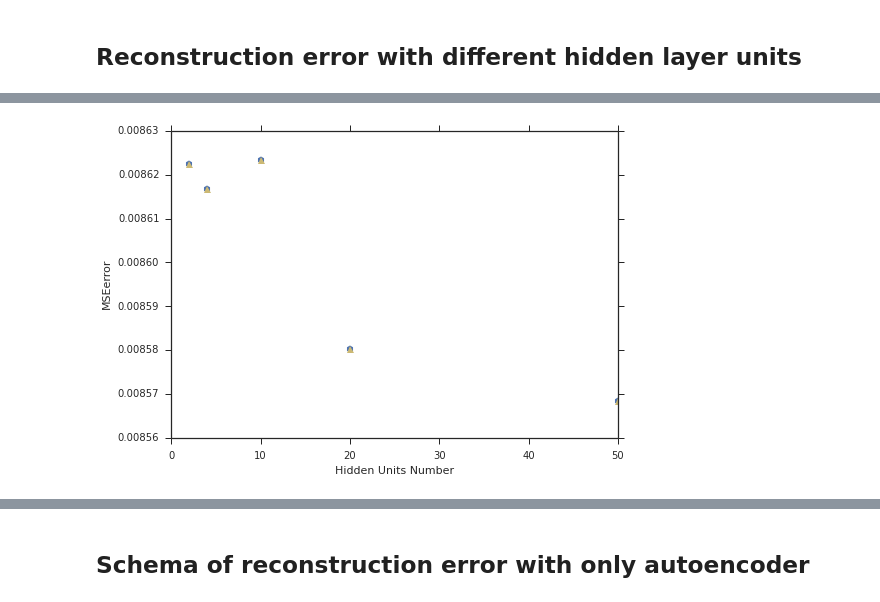
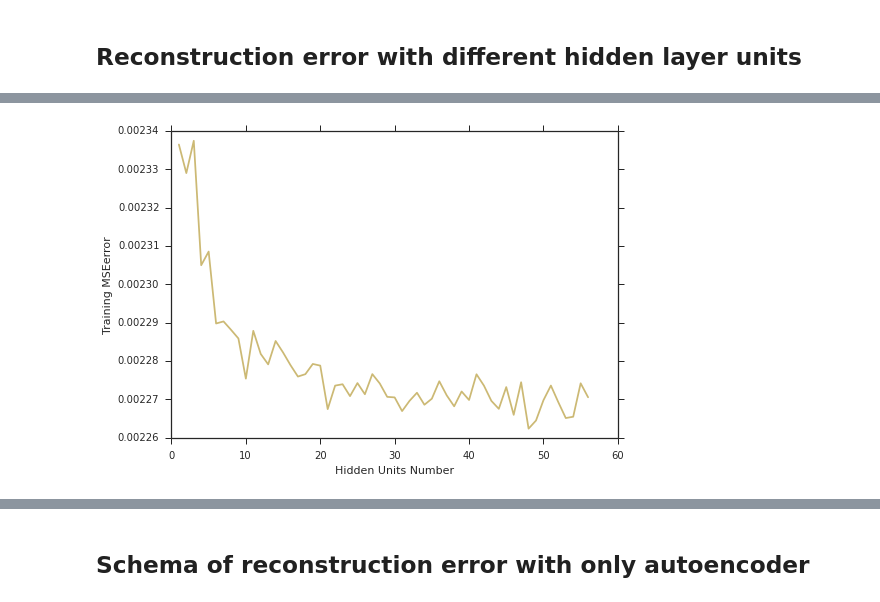
Before and after one commit to fengsy868/Dann-EEG, a Jupyter notebook: Ploting.ipynb, the cells around one changed output, grey strips where cells are left out. Drawn from its saved outputs; the diff is of its cells as text; code cells hidden in the pictures.

```diff
--- a/Ploting.ipynb
+++ b/Ploting.ipynb
@@ -13,10 +21,10 @@ sns.set(style="ticks", color_codes=True)
 # %%
-filepath = 'exp_22_07_16_average.csv'
-exp_22_07_16_average = pd.read_csv(filepath)
-plt.plot(exp_22_07_16_average.HiddenUnits,exp_22_07_16_average.TrainMSE,'bh')
-plt.plot(exp_22_07_16_average.HiddenUnits,exp_22_07_16_average.ValidMSE,'y^')
+filepath = 'exp_25_07_16_average.csv'
+exp_25_07_16_average = pd.read_csv(filepath)
+#plt.plot(exp_25_07_16_average.HiddenUnits,exp_25_07_16_average.TrainMSE,'bh')
+plt.plot(exp_25_07_16_average.HiddenUnits,exp_25_07_16_average.TrainMSE,'y-')
 plt.xlabel('Hidden Units Number')
-plt.ylabel('MSEerror')
+plt.ylabel('Training MSEerror')
 plt.show()
 # %% [output]
-[figure, old version]
+[figure, new version]
```
Also changed, not shown: parts of 11 cells of this notebook.
